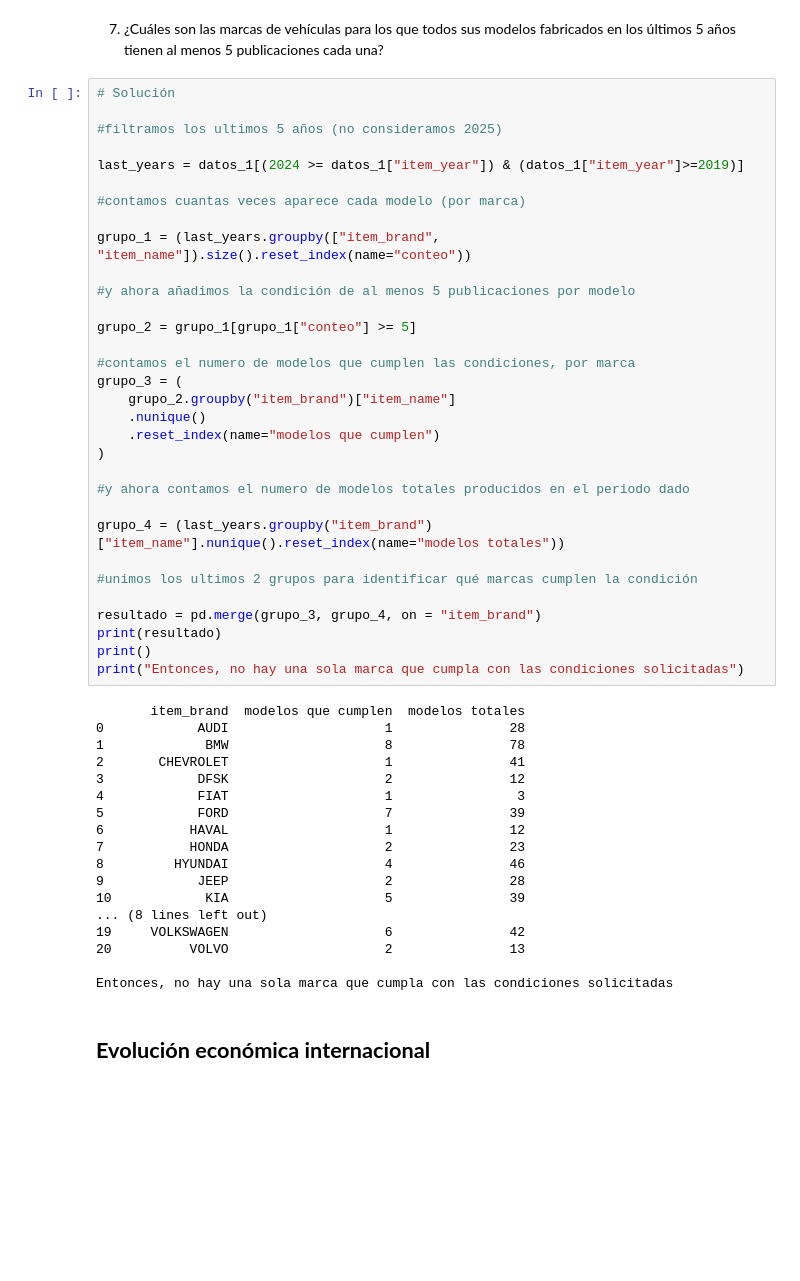
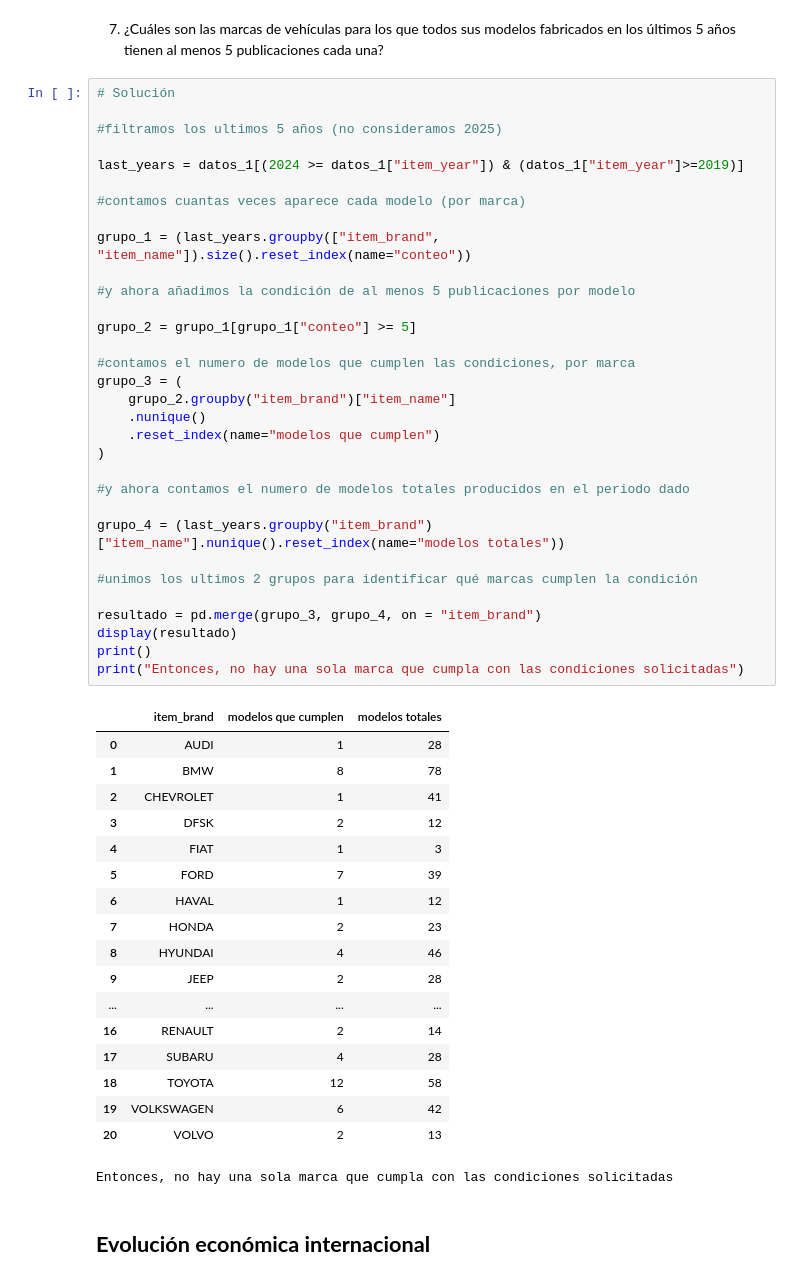
Before and after one commit to qlab-intro-python/tarea-4-3-torres-chipana-mamani, a Jupyter notebook: tarea_4_plantilla.ipynb, the cells around one changed output. Drawn from its saved outputs; the diff is of its cells as text; blank space fills up the shorter version.

```diff
--- a/tarea_4_plantilla.ipynb
+++ b/tarea_4_plantilla.ipynb
@@ -344,50 +338,51 @@ Los autos con el tag Premium tienen un kilometraje promedio de 48400.24 km., mie
 
 #filtramos los ultimos 5 años (no consideramos 2025)
 
 last_years = datos_1[(2024 >= datos_1["item_year"]) & (datos_1["item_year"]>=2019)]
 
 #contamos cuantas veces aparece cada modelo (por marca)
 
 grupo_1 = (last_years.groupby(["item_brand", "item_name"]).size().reset_index(name="conteo"))
 
 #y ahora añadimos la condición de al menos 5 publicaciones por modelo
 
 grupo_2 = grupo_1[grupo_1["conteo"] >= 5]
 
 #contamos el numero de modelos que cumplen las condiciones, por marca
 grupo_3 = (
     grupo_2.groupby("item_brand")["item_name"]
     .nunique()
     .reset_index(name="modelos que cumplen")
 )
 
 #y ahora contamos el numero de modelos totales producidos en el periodo dado
 
 grupo_4 = (last_years.groupby("item_brand")["item_name"].nunique().reset_index(name="modelos totales"))
 
 #unimos los ultimos 2 grupos para identificar qué marcas cumplen la condición
 
 resultado = pd.merge(grupo_3, grupo_4, on = "item_brand")
-print(resultado)
+display(resultado)
 print()
 print("Entonces, no hay una sola marca que cumpla con las condiciones solicitadas")
 # %% [output]
+|  | item_brand | modelos que cumplen | modelos totales |
+| 0 | AUDI | 1 | 28 |
+| 1 | BMW | 8 | 78 |
+| 2 | CHEVROLET | 1 | 41 |
+| 3 | DFSK | 2 | 12 |
+| 4 | FIAT | 1 | 3 |
+| 5 | FORD | 7 | 39 |
+| 6 | HAVAL | 1 | 12 |
+| 7 | HONDA | 2 | 23 |
+| 8 | HYUNDAI | 4 | 46 |
+| 9 | JEEP | 2 | 28 |
+| ... | ... | ... | ... |
+| 16 | RENAULT | 2 | 14 |
+| 17 | SUBARU | 4 | 28 |
+| 18 | TOYOTA | 12 | 58 |
+| 19 | VOLKSWAGEN | 6 | 42 |
+| 20 | VOLVO | 2 | 13 |
-       item_brand  modelos que cumplen  modelos totales
-0            AUDI                    1               28
-1             BMW                    8               78
-2       CHEVROLET                    1               41
-3            DFSK                    2               12
-4            FIAT                    1                3
-5            FORD                    7               39
-6           HAVAL                    1               12
-7           HONDA                    2               23
-8         HYUNDAI                    4               46
-9            JEEP                    2               28
-10            KIA                    5               39
-... (8 lines left out)
-19     VOLKSWAGEN                    6               42
-20          VOLVO                    2               13
-
 Entonces, no hay una sola marca que cumpla con las condiciones solicitadas
 # %% [markdown]
 ## **Evolución económica internacional**
```
Also changed, not shown: parts of 13 cells of this notebook.
